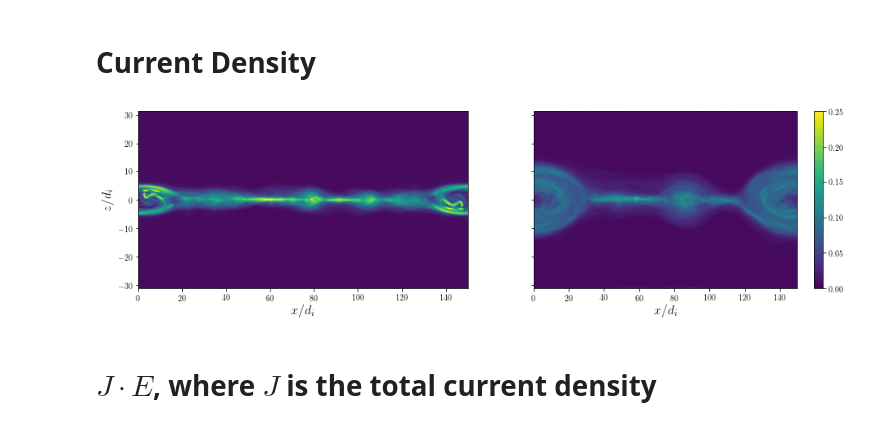
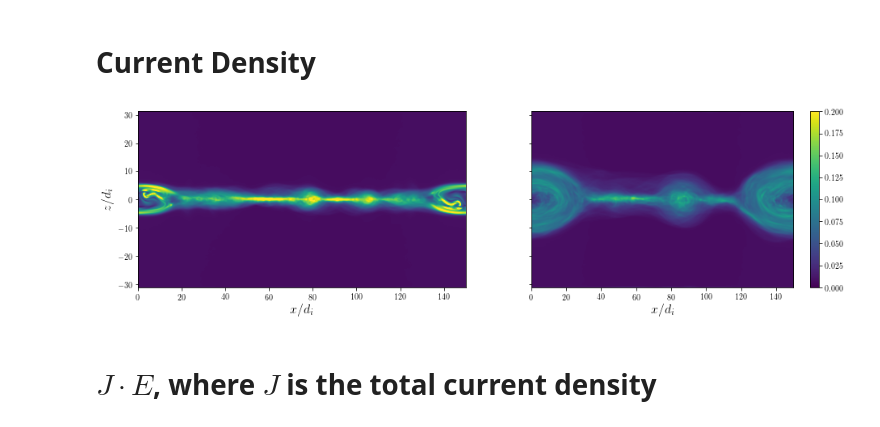
Before and after one commit to xiaocanli/Post-Analysis-VPIC, a Jupyter notebook: python/cori_3d.ipynb, the cells around one changed output. Drawn from its saved outputs; the diff is of its cells as text; code cells hidden in the pictures.

```diff
--- a/python/cori_3d.ipynb
+++ b/python/cori_3d.ipynb
@@ -97,22 +239,22 @@ def read_absj(tframe):
 absJ1 = read_absj(10)
 absJ2 = read_absj(20)
 # %%
-jmin, jmax = 0.0, 0.25
+jmin, jmax = 0.0, 0.2
 fig, (ax1, ax2) = plt.subplots(1, 2, sharey=True, figsize=(16,4))
 img1 = ax1.imshow(np.mean(absJ1, axis=1), vmin=jmin, vmax=jmax,
                   extent=[xmin, xmax, zmin, zmax],
                   cmap=plt.cm.viridis, aspect='auto',
                   origin='lower', interpolation='bicubic')
 img2 = ax2.imshow(np.mean(absJ2, axis=1), vmin=jmin, vmax=jmax,
                   extent=[xmin, xmax, zmin, zmax],
                   cmap=plt.cm.viridis, aspect='auto',
                   origin='lower', interpolation='bicubic')
 lx1 = ax1.set_xlabel(r'$x/d_i$', fontsize=16)
 ly1 = ax1.set_ylabel(r'$z/d_i$', fontsize=16)
 lx2 = ax2.set_xlabel(r'$x/d_i$', fontsize=16)
 cbar = fig.colorbar(img2, ax=ax2)
 # %% [output]
-[figure, old version]
+[figure, new version]
 # %% [markdown]
 # $J\cdot E$, where $J$ is the total current density
 # %%
```
Also changed, not shown: parts of 44 cells of this notebook, 12 other files.
